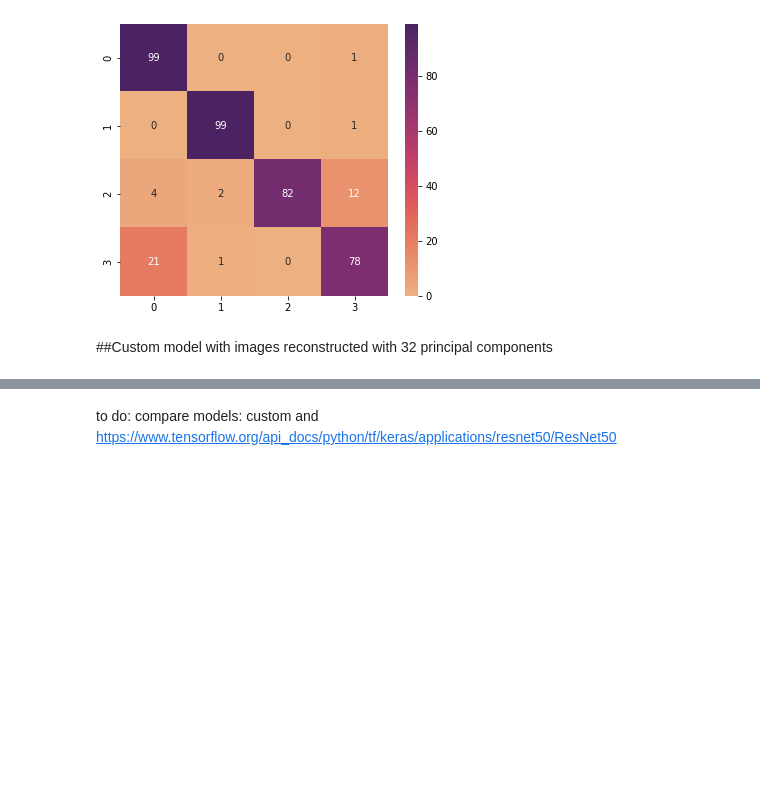
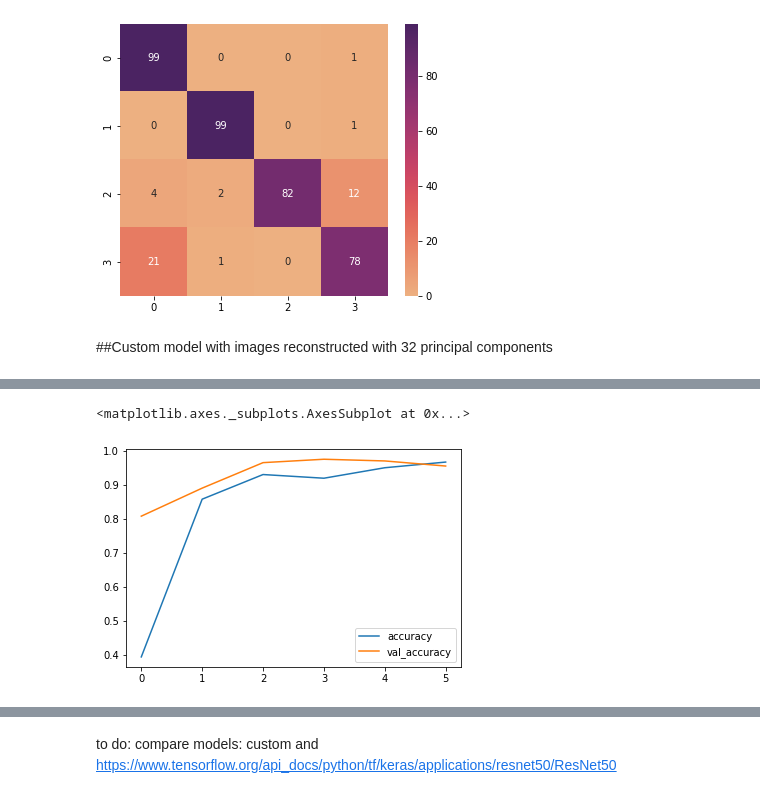
Before and after one commit to monikachudyba/ArtificialNeuralNetworkProjects, a Jupyter notebook: CNN-CoffeeBeanDataset.ipynb, the cells around one changed output, grey strips where cells are left out. Saved outputs shown, nothing was run; the diff lists cells and outputs as text; code cells hidden in the pictures; blank space fills up the shorter version.

```diff
--- a/CNN-CoffeeBeanDataset.ipynb
+++ b/CNN-CoffeeBeanDataset.ipynb
@@ -410,0 +492,5 @@ sns.heatmap(cf, cmap="flare", annot=True)
+# %%
+losses[['accuracy','val_accuracy']].plot()
+# %% [output]
+<matplotlib.axes._subplots.AxesSubplot at 0x...>
+[figure, added]
```
Also changed, not shown: parts of 22 cells of this notebook, 2 other files.
